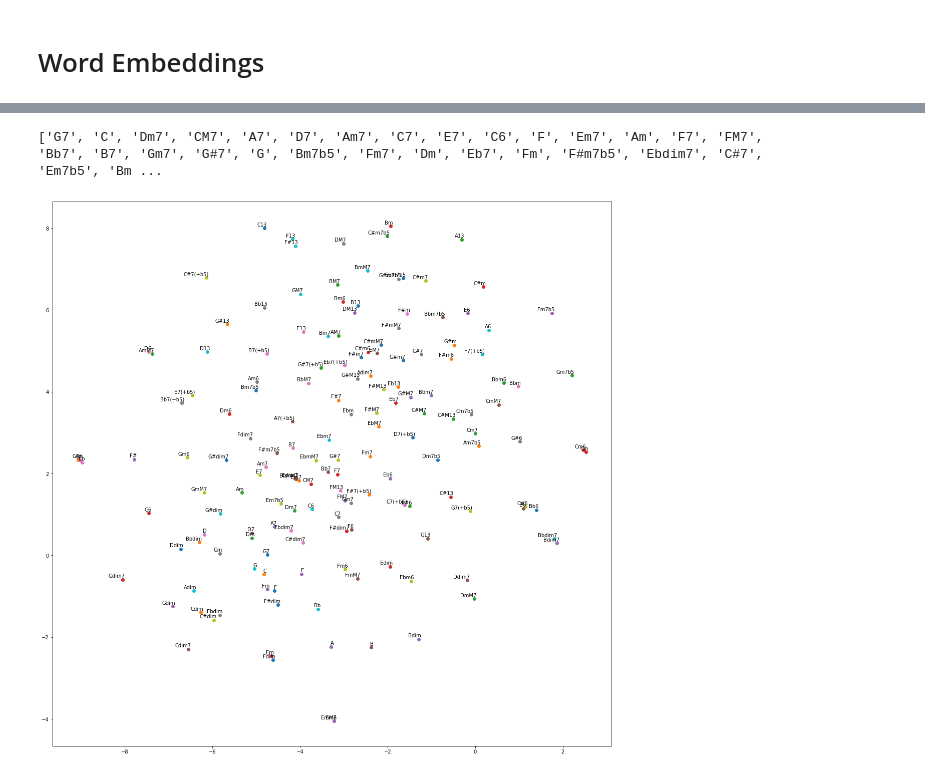
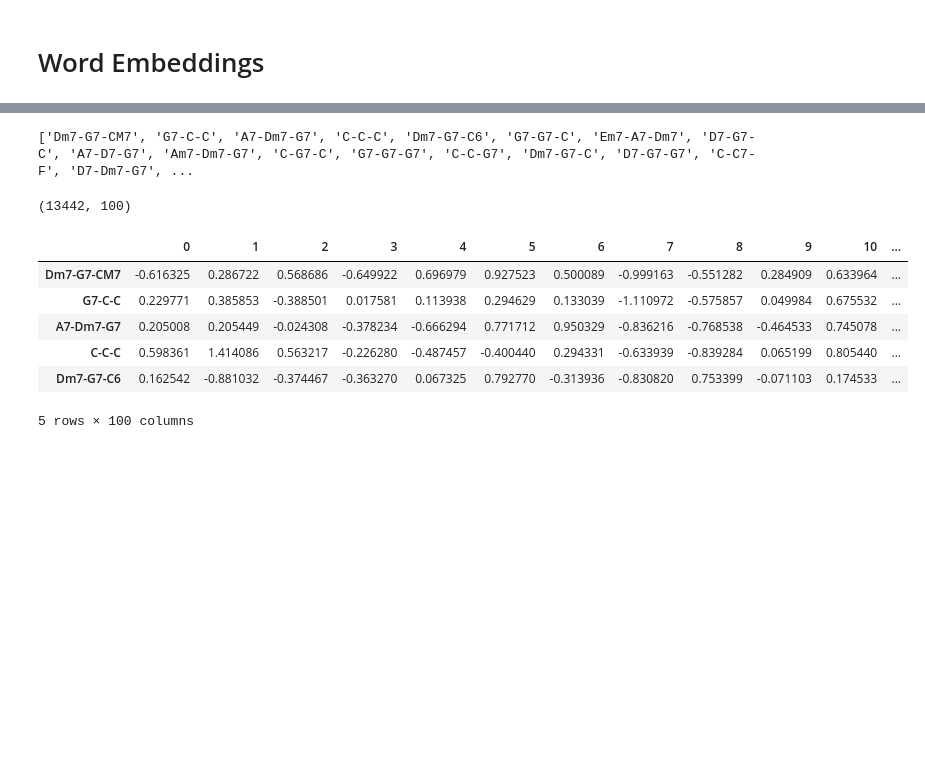
Before and after one commit to 11doris/jazz-tunes-similarity, a Jupyter notebook: embeddings.ipynb, the cells around one changed output, grey strips where cells are left out. Saved outputs shown, nothing was run; the diff lists cells and outputs as text; code cells hidden in the pictures; blank space fills up the shorter version.

```diff
--- a/embeddings.ipynb
+++ b/embeddings.ipynb
@@ -149,6 +210,6 @@ model = gensim.models.Word2Vec(data,
 # %%
 # summarize vocabulary
-words = model.wv.index_to_key
-print(words)
+vocab = model.wv.index_to_key
+print(vocab)
 # %% [output]
-['G7', 'C', 'Dm7', 'CM7', 'A7', 'D7', 'Am7', 'C7', 'E7', 'C6', 'F', 'Em7', 'Am', 'F7', 'FM7', 'Bb7', 'B7', 'Gm7', 'G#7', 'G', 'Bm7b5', 'Fm7', 'Dm', 'Eb7', 'Fm', 'F#m7b5', 'Ebdim7', 'C#7', 'Em7b5', 'Bm ...
+['Dm7-G7-CM7', 'G7-C-C', 'A7-Dm7-G7', 'C-C-C', 'Dm7-G7-C6', 'G7-G7-C', 'Em7-A7-Dm7', 'D7-G7-C', 'A7-D7-G7', 'Am7-Dm7-G7', 'C-G7-C', 'G7-G7-G7', 'C-C-G7', 'Dm7-G7-C', 'D7-G7-G7', 'C-C7-F', 'D7-Dm7-G7', ...
@@ -184,4 +215,0 @@ def tsne_plot(model):
-# %%
-tsne_plot(model)
-# %% [output]
-[figure, removed]
@@ -187,0 +218,13 @@ tsne_plot(model)
+# %%
+print(weights.shape)
+vec_df = pd.DataFrame(weights, index=vocab)
+vec_df.head()
+# %% [output]
+(13442, 100)
+|  | 0 | 1 | 2 | 3 | 4 | 5 | 6 | 7 | 8 | 9 | 10 | ... |
+| Dm7-G7-CM7 | -0.616325 | 0.286722 | 0.568686 | -0.649922 | 0.696979 | 0.927523 | 0.500089 | -0.999163 | -0.551282 | 0.284909 | 0.633964 | ... |
+| G7-C-C | 0.229771 | 0.385853 | -0.388501 | 0.017581 | 0.113938 | 0.294629 | 0.133039 | -1.110972 | -0.575857 | 0.049984 | 0.675532 | ... |
+| A7-Dm7-G7 | 0.205008 | 0.205449 | -0.024308 | -0.378234 | -0.666294 | 0.771712 | 0.950329 | -0.836216 | -0.768538 | -0.464533 | 0.745078 | ... |
+| C-C-C | 0.598361 | 1.414086 | 0.563217 | -0.226280 | -0.487457 | -0.400440 | 0.294331 | -0.633939 | -0.839284 | 0.065199 | 0.805440 | ... |
+| Dm7-G7-C6 | 0.162542 | -0.881032 | -0.374467 | -0.363270 | 0.067325 | 0.792770 | -0.313936 | -0.830820 | 0.753399 | -0.071103 | 0.174533 | ... |
+5 rows × 100 columns
```
Also changed, not shown: parts of 41 cells of this notebook.
